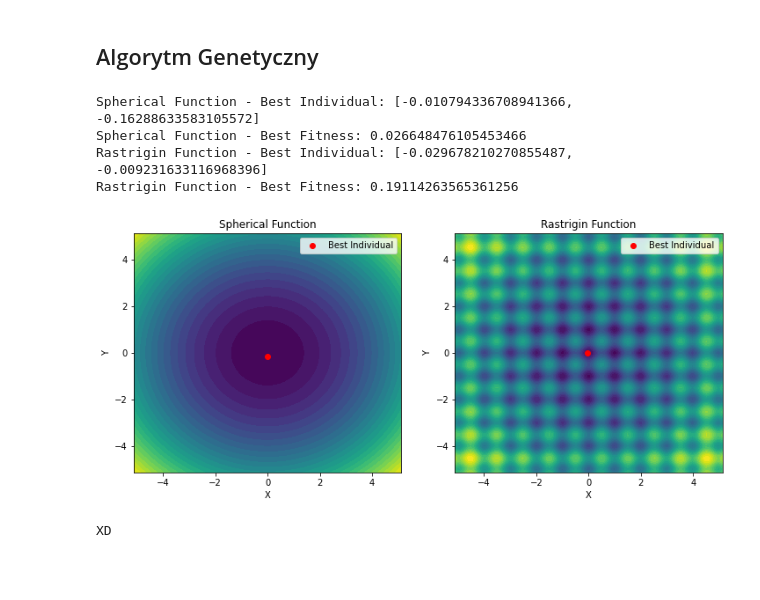
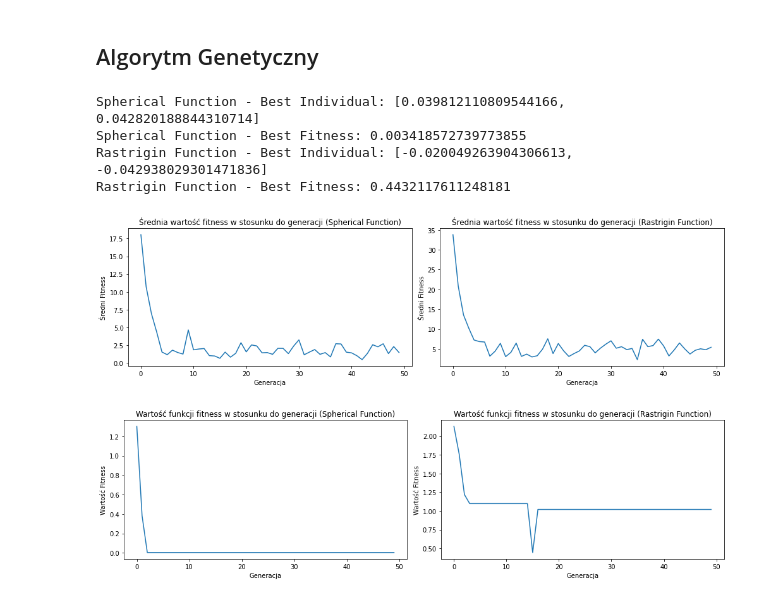
Before and after one commit to MaciejSzerwinski/Genetic_Algorithm_AI, a Jupyter notebook: Genetic_Algorithm.ipynb, the cells around one changed output. Cells and saved outputs as stored; diff of their text form; code cells hidden in the pictures; blank space fills up the shorter version.

```diff
--- a/Genetic_Algorithm.ipynb
+++ b/Genetic_Algorithm.ipynb
@@ -80,58 +80,74 @@ def single_point_crossover(parent1, parent2):
 def mutation(individual, mutation_rate):
     x, y = individual
     if random.random() < mutation_rate:
         x = random.uniform(-5.12, 5.12)
     if random.random() < mutation_rate:
         y = random.uniform(-5.12, 5.12)
     return [x, y]
 
 # Parametry algorytmu genetycznego
 population_size = 50
 num_generations = 50
 
 # Wywołanie algorytmu dla funkcji celu sferycznej
-best_individual_spherical, best_fitness_spherical, _ = genetic_algorithm(
+best_individual_spherical, best_fitness_spherical, generation_data_spherical = genetic_algorithm(
     population_size, spherical_function, num_generations
 )
 print("Spherical Function - Best Individual:", best_individual_spherical)
 print("Spherical Function - Best Fitness:", best_fitness_spherical)
 
 # Wywołanie algorytmu dla funkcji celu Rastrigin
-best_individual_rastrigin, best_fitness_rastrigin, _ = genetic_algorithm(
+best_individual_rastrigin, best_fitness_rastrigin, generation_data_rastrigin = genetic_algorithm(
     population_size, rastrigin_function, num_generations
 )
 print("Rastrigin Function - Best Individual:", best_individual_rastrigin)
 print("Rastrigin Function - Best Fitness:", best_fitness_rastrigin)
 
-# Wykres ostatecznych wartości fitness
-x = np.linspace(-5.12, 5.12, 100)
-y = np.linspace(-5.12, 5.12, 100)
-X, Y = np.meshgrid(x, y)
-Z_spherical = spherical_function(X, Y)
-Z_rastrigin = rastrigin_function(X, Y)
+# Obliczanie średniej wartości fitness dla każdej generacji
+average_fitness_spherical = [np.mean(data[2]) for data in generation_data_spherical]
+average_fitness_rastrigin = [np.mean(data[2]) for data in generation_data_rastrigin]
 
-fig, (ax1, ax2) = plt.subplots(1, 2, figsize=(12, 5))
-ax1.contourf(X, Y, Z_spherical, levels=30, cmap='viridis')
-ax1.scatter(best_individual_spherical[0], best_individual_spherical[1], color='red', label='Best Individual')
-ax1.set_xlabel('X')
-ax1.set_ylabel('Y')
-ax1.set_title('Spherical Function')
-ax1.legend()
+# Wykres średniej wartości fitness w stosunku do generacji
+plt.figure(figsize=(14, 4))
+plt.subplot(1, 2, 1)
+plt.plot(range(num_generations), average_fitness_spherical)
+plt.xlabel('Generacja')
+plt.ylabel('Średni Fitness')
+plt.title('Średnia wartość fitness w stosunku do generacji (Spherical Function)')
 
-ax2.contourf(X, Y, Z_rastrigin, levels=30, cmap='viridis')
-ax2.scatter(best_individual_rastrigin[0], best_individual_rastrigin[1], color='red', label='Best Individual')
-ax2.set_xlabel('X')
-ax2.set_ylabel('Y')
-ax2.set_title('Rastrigin Function')
-ax2.legend()
+plt.subplot(1, 2, 2)
+plt.plot(range(num_generations), average_fitness_rastrigin)
+plt.xlabel('Generacja')
+plt.ylabel('Średni Fitness')
+plt.title('Średnia wartość fitness w stosunku do generacji (Rastrigin Function)')
 
+plt.tight_layout()
 plt.show()
 
-print("XD")
+# Pobranie wartości fitness dla każdej generacji
+fitness_values_spherical = [min(data[2]) for data in generation_data_spherical]
+fitness_values_rastrigin = [min(data[2]) for data in generation_data_rastrigin]
+
+# Wykres wartości funkcji fitness w stosunku do generacji
+plt.figure(figsize=(14, 4))
+plt.subplot(1, 2, 1)
+plt.plot(range(num_generations), fitness_values_spherical)
+plt.xlabel('Generacja')
+plt.ylabel('Wartość Fitness')
+plt.title('Wartość funkcji fitness w stosunku do generacji (Spherical Function)')
+
+plt.subplot(1, 2, 2)
+plt.plot(range(num_generations), fitness_values_rastrigin)
+plt.xlabel('Generacja')
+plt.ylabel('Wartość Fitness')
+plt.title('Wartość funkcji fitness w stosunku do generacji (Rastrigin Function)')
+
+plt.tight_layout()
+plt.show()
 # %% [output]
-Spherical Function - Best Individual: [-0.010794336708941366, -0.16288633583105572]
-Spherical Function - Best Fitness: 0.026648476105453466
-Rastrigin Function - Best Individual: [-0.029678210270855487, -0.009231633116968396]
-Rastrigin Function - Best Fitness: 0.19114263565361256
+Spherical Function - Best Individual: [0.039812110809544166, 0.042820188844310714]
+Spherical Function - Best Fitness: 0.003418572739773855
+Rastrigin Function - Best Individual: [-0.020049263904306613, -0.042938029301471836]
+Rastrigin Function - Best Fitness: 0.4432117611248181
-[figure, old version]
+[figure, new version]
-XD
+[figure, added]
```
Also changed, not shown: parts of 1 cell of this notebook, 3 other files.
